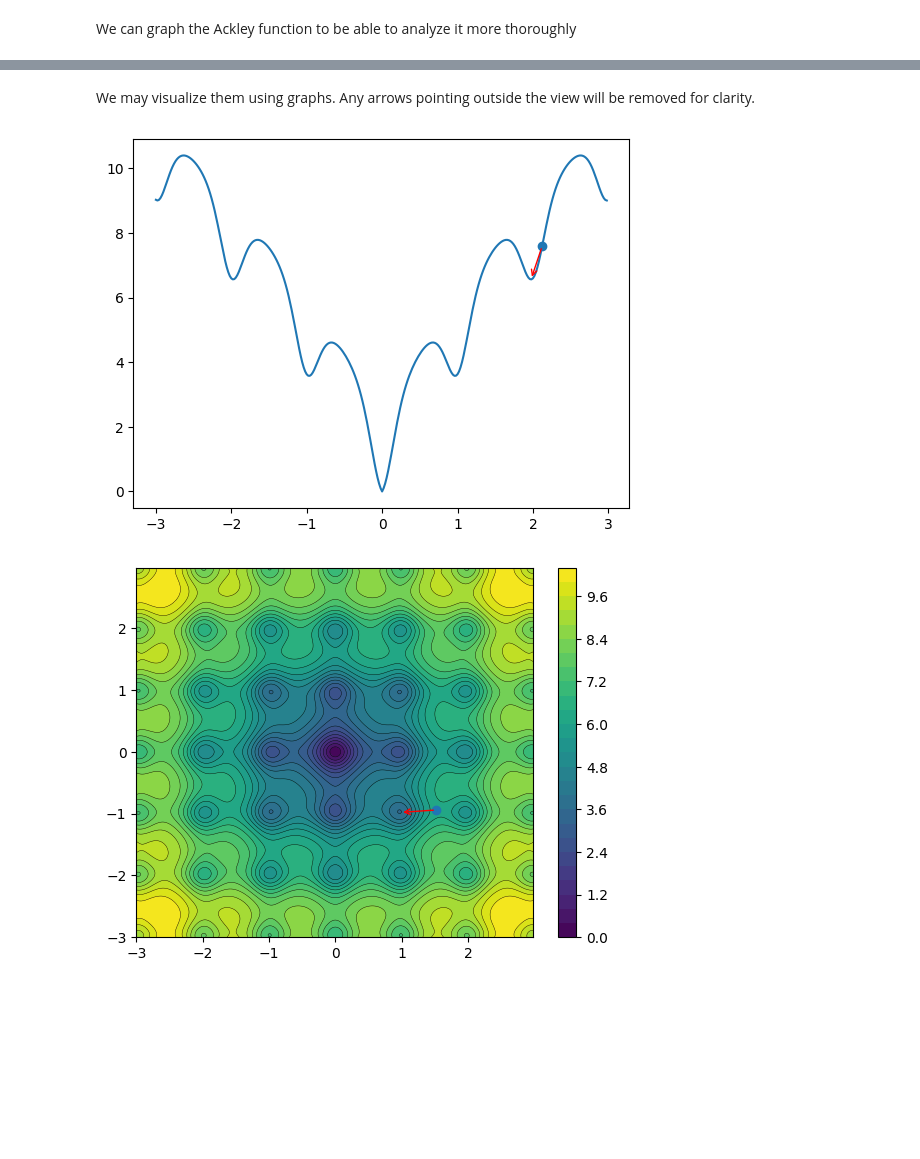
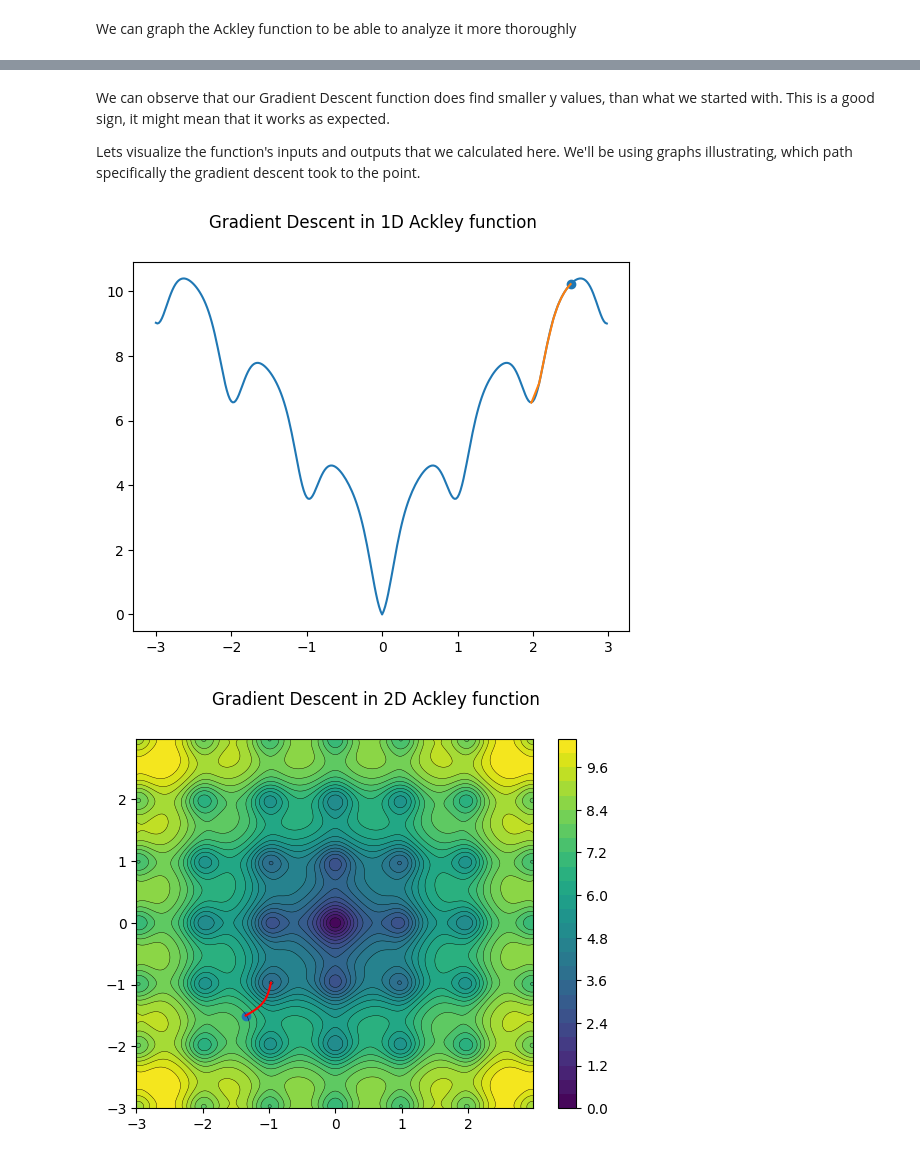
Before and after one commit to pitkwiecien/MachineLearning, a Jupyter notebook: GradientDescent/GradientDescent.ipynb, the cells around one changed output, grey strips where cells are left out. Drawn from its saved outputs; the diff is of its cells as text; code cells hidden in the pictures; blank space fills up the shorter version.

```diff
--- a/GradientDescent/GradientDescent.ipynb
+++ b/GradientDescent/GradientDescent.ipynb
@@ -39,6 +66,5 @@ Now we have to define the Ackley function's gradient.
 # %%
 def ackley_function_gradient(a: float, b: float, c: float, d: int) -> Callable[[npt.NDArray[np.float64]], npt.NDArray[np.float64]]:
-
     def ackley_gradient(x: npt.NDArray[np.float64]) -> npt.NDArray[np.float64]:
         if len(x) != d:
             raise ValueError(f"Expected exactly {d} parameters")
@@ -49,7 +75,10 @@ def ackley_function_gradient(a: float, b: float, c: float, d: int) -> Callable[[
         if r == 0.0:
             return np.zeros(d, dtype=np.float64)
 
-        return a*b/d * x/r * math.exp(-b*r) + c/d * np.sin(c*x)*math.exp(s)
+        return (
+            (a * b / np.sqrt(d)) * (x / r) * np.exp(-b * r / np.sqrt(d))
+            + (c / d) * np.sin(c * x) * np.exp(s)
+        )
 
     return ackley_gradient
 # %% [markdown]
@@ -175,36 +230,32 @@ endY: 3.5808832550852583
 # %% [markdown]
-We may visualize them using graphs. Any arrows pointing outside the view will be removed for clarity.
+We can observe that our Gradient Descent function does find smaller y values, than what we started with. This is a good sign, it might mean that it works as expected.
+
+Lets visualize the function's inputs and outputs that we calculated here. We'll be using graphs illustrating, which path specifically the gradient descent took to the point.
 # %%
-import copy
+fig_1d_path = copy.deepcopy(fig_1d)
+fig_2d_colours_path = copy.deepcopy(fig_2d_colours)
 
-fig_1d_arrow = copy.deepcopy(fig_1d)
-fig_2d_colours_arrow = copy.deepcopy(fig_2d_colours)
-
-ax_1d_arrow = fig_1d_arrow.axes[0]
-ax_2d_colours_arrow = fig_2d_colours_arrow.axes[0]
+ax_1d_path = fig_1d_path.axes[0]
+ax_2d_colours_path = fig_2d_colours_path.axes[0]
 
 x_start_1d = start_pos_1d[0].item()
 
-ax_1d_arrow.annotate(
-    "",
-    xy=(after_descent_1d[0].item(), y_end_1d),
-    xytext=(x_start_1d, y_start_1d),
-    arrowprops=dict(arrowstyle="->", color='r')
-)
-ax_1d_arrow.scatter([x_start_1d], [y_start_1d])
-display(fig_1d_arrow)
+inputs_1d_path = after_descent_1d[1]
+outputs_1d_path = ackley_one_dim_vectorized(inputs_1d_path)
+
+ax_1d_path.plot(inputs_1d_path, outputs_1d_path)
+ax_1d_path.scatter([x_start_1d], [y_start_1d])
+
+fig_1d_path.suptitle("Gradient Descent in 1D Ackley function")
+display(fig_1d_path)
 
 start_pos_2d_tup = tuple(start_pos_2d)
+ax_2d_colours_path.plot(*after_descent_2d[1].T, color="red")
 
-ax_2d_colours_arrow.annotate(
-    "",
-    xy=(after_descent_2d[0].item(), after_descent_2d[1].item()),
-    xytext=start_pos_2d_tup,
-    arrowprops=dict(arrowstyle="->", color='r')
-)
-ax_2d_colours_arrow.scatter([start_pos_2d_tup[0]], [start_pos_2d_tup[1]])
-display(fig_2d_colours_arrow)
+ax_2d_colours_path.scatter([start_pos_2d_tup[0]], [start_pos_2d_tup[1]])
+fig_2d_colours_path.suptitle("Gradient Descent in 2D Ackley function")
+display(fig_2d_colours_path)
 # %% [output]
-[figure, old version]
+[figure, new version]
-[figure, old version]
+[figure, new version]
 # %% [markdown]
```
Also changed, not shown: parts of 32 cells of this notebook.
